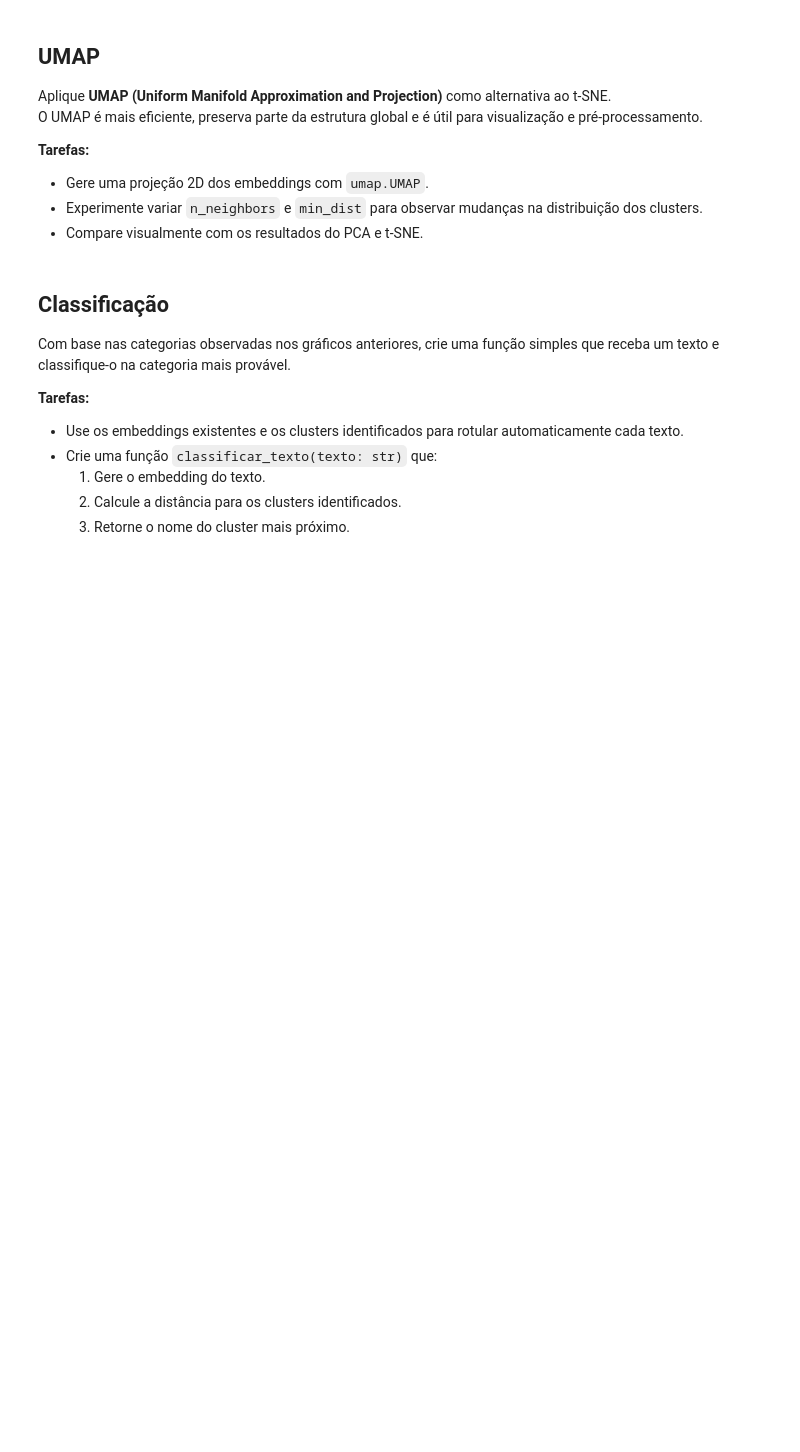
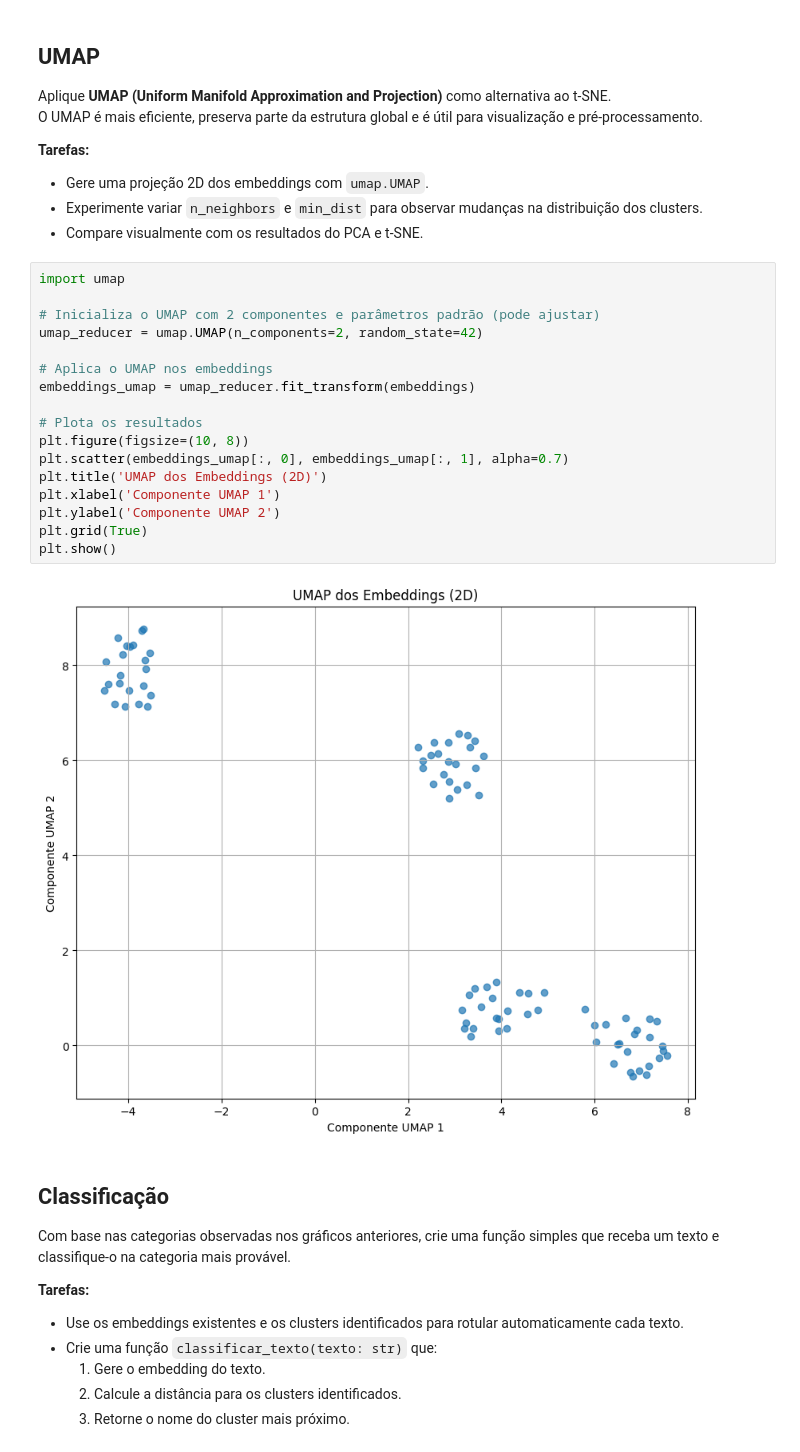
Before and after one commit to eudessb/unsup-learning, a Jupyter notebook: 10 - Embeddings Analysis.ipynb, the cells around one changed output. Drawn from its saved outputs; the diff is of its cells as text; blank space fills up the shorter version.

```diff
--- a/10 - Embeddings Analysis.ipynb
+++ b/10 - Embeddings Analysis.ipynb
@@ -133,6 +172,25 @@ O UMAP é mais eficiente, preserva parte da estrutura global e é útil para vis
 - Gere uma projeção 2D dos embeddings com `umap.UMAP`.
 - Experimente variar `n_neighbors` e `min_dist` para observar mudanças na distribuição dos clusters.
 - Compare visualmente com os resultados do PCA e t-SNE.
+# %%
+import umap
+
+# Inicializa o UMAP com 2 componentes e parâmetros padrão (pode ajustar)
+umap_reducer = umap.UMAP(n_components=2, random_state=42)
+
+# Aplica o UMAP nos embeddings
+embeddings_umap = umap_reducer.fit_transform(embeddings)
+
+# Plota os resultados
+plt.figure(figsize=(10, 8))
+plt.scatter(embeddings_umap[:, 0], embeddings_umap[:, 1], alpha=0.7)
+plt.title('UMAP dos Embeddings (2D)')
+plt.xlabel('Componente UMAP 1')
+plt.ylabel('Componente UMAP 2')
+plt.grid(True)
+plt.show()
+# %% [output]
+[figure, added]
 # %% [markdown]
 ## Classificação
 
```
Also changed, not shown: parts of 4 cells of this notebook.
